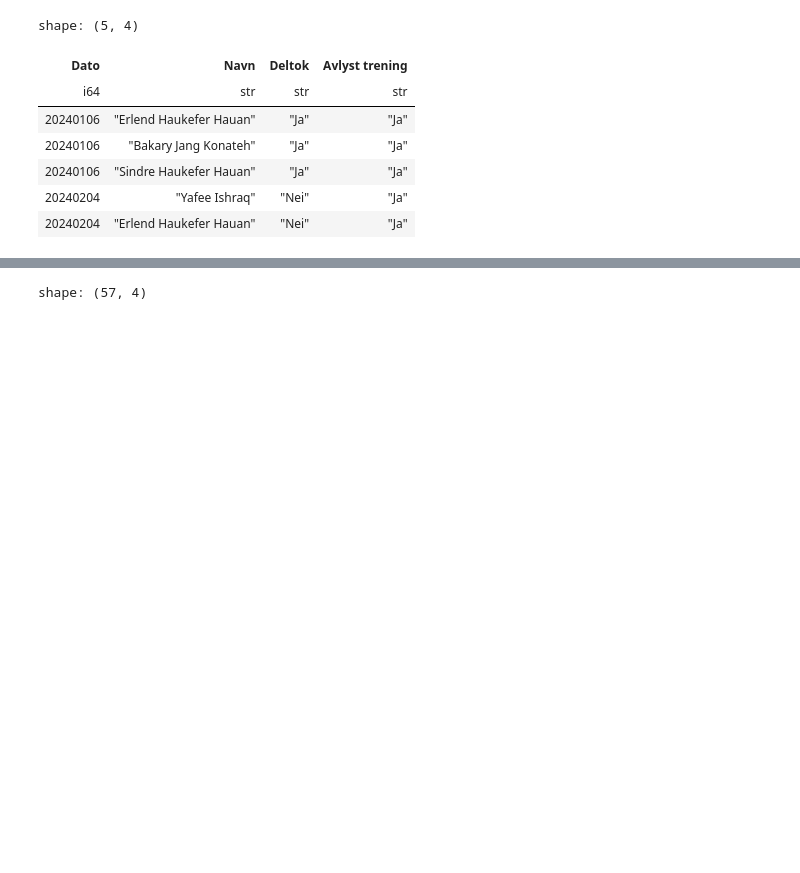
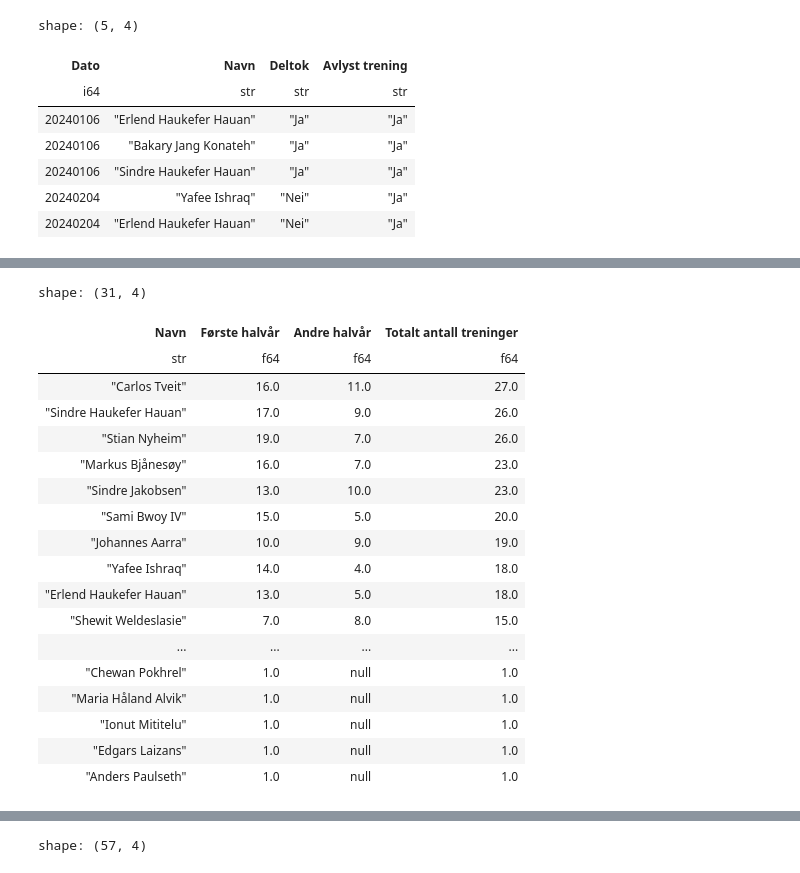
Before and after one commit to PolarsDude/treningsstatistikk-, a Jupyter notebook: test_fil.ipynb, the cells around one changed output, grey strips where cells are left out. Drawn from its saved outputs; the diff is of its cells as text; code cells hidden in the pictures; blank space fills up the shorter version.

```diff
--- a/test_fil.ipynb
+++ b/test_fil.ipynb
@@ -61,0 +192,34 @@ shape: (54, 10)
+# %%
+(andel_endring
+.group_by('Navn',
+          pl.when(pl.col('Måned')<=6)
+          .then(pl.lit('Første halvår'))
+          .otherwise(pl.lit('Andre halvår'))
+          .alias('Periode')
+          )
+.agg(pl.col('Antall treninger').sum().alias('Antall treninger per periode'))
+#.sort(by = ['Totalt antall treninger','Navn','Periode'],descending=True)
+.pivot(index = 'Navn',on = 'Periode',values = 'Antall treninger per periode')
+.with_columns(pl.sum_horizontal(cs.numeric()).alias('Totalt antall treninger'))
+.sort(by = 'Totalt antall treninger',descending=True)
+)
+# %% [output]
+shape: (31, 4)
+| Navn | Første halvår | Andre halvår | Totalt antall treninger |
+| str | f64 | f64 | f64 |
+| "Carlos Tveit" | 16.0 | 11.0 | 27.0 |
+| "Sindre Haukefer Hauan" | 17.0 | 9.0 | 26.0 |
+| "Stian Nyheim" | 19.0 | 7.0 | 26.0 |
+| "Markus Bjånesøy" | 16.0 | 7.0 | 23.0 |
+| "Sindre Jakobsen" | 13.0 | 10.0 | 23.0 |
+| "Sami Bwoy IV" | 15.0 | 5.0 | 20.0 |
+| "Johannes Aarra" | 10.0 | 9.0 | 19.0 |
+| "Yafee Ishraq" | 14.0 | 4.0 | 18.0 |
+| "Erlend Haukefer Hauan" | 13.0 | 5.0 | 18.0 |
+| "Shewit Weldeslasie" | 7.0 | 8.0 | 15.0 |
+| ... | ... | ... | ... |
+| "Chewan Pokhrel" | 1.0 | null | 1.0 |
+| "Maria Håland Alvik" | 1.0 | null | 1.0 |
+| "Ionut Mititelu" | 1.0 | null | 1.0 |
+| "Edgars Laizans" | 1.0 | null | 1.0 |
+| "Anders Paulseth" | 1.0 | null | 1.0 |
```
Also changed, not shown: parts of 7 cells of this notebook, 1 other file.
